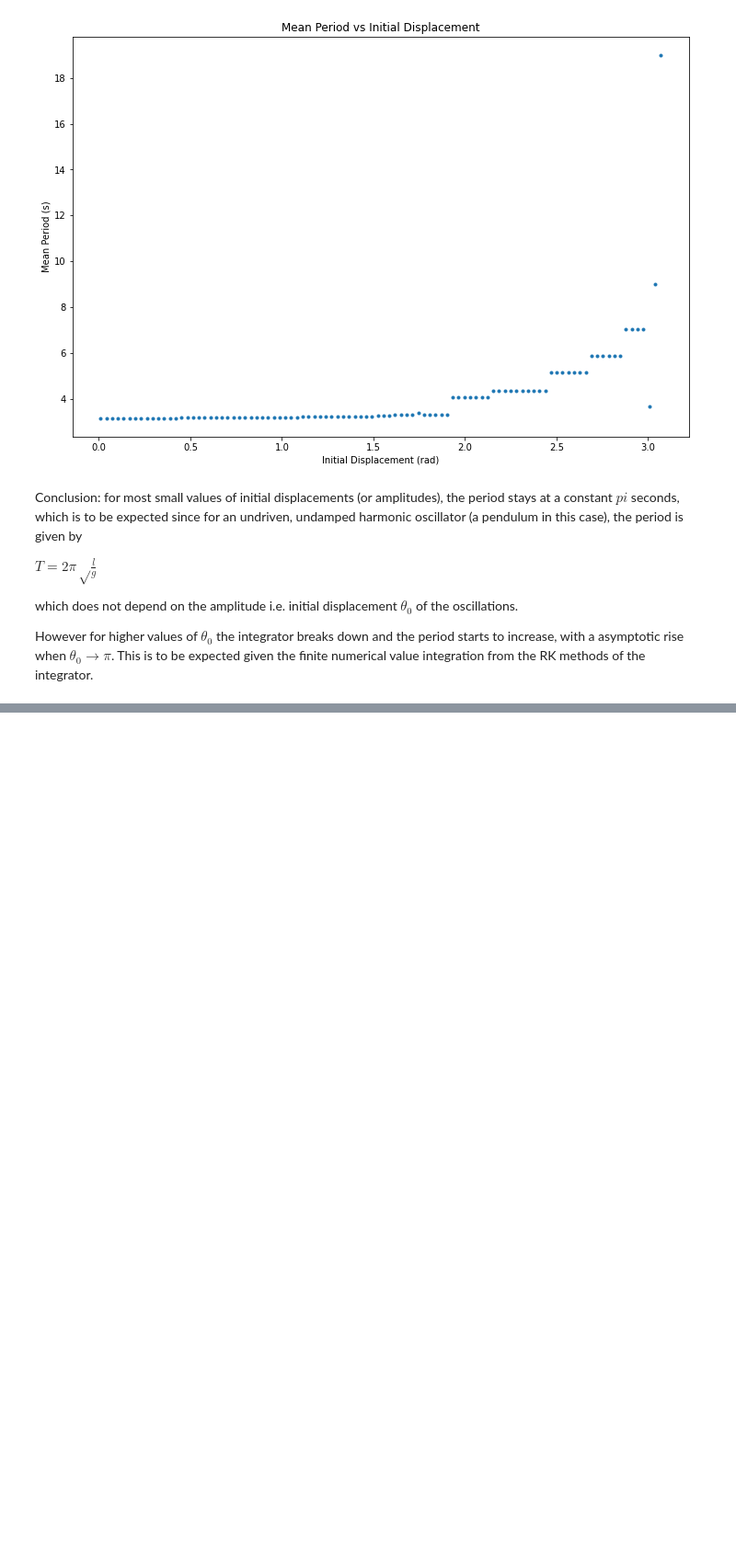
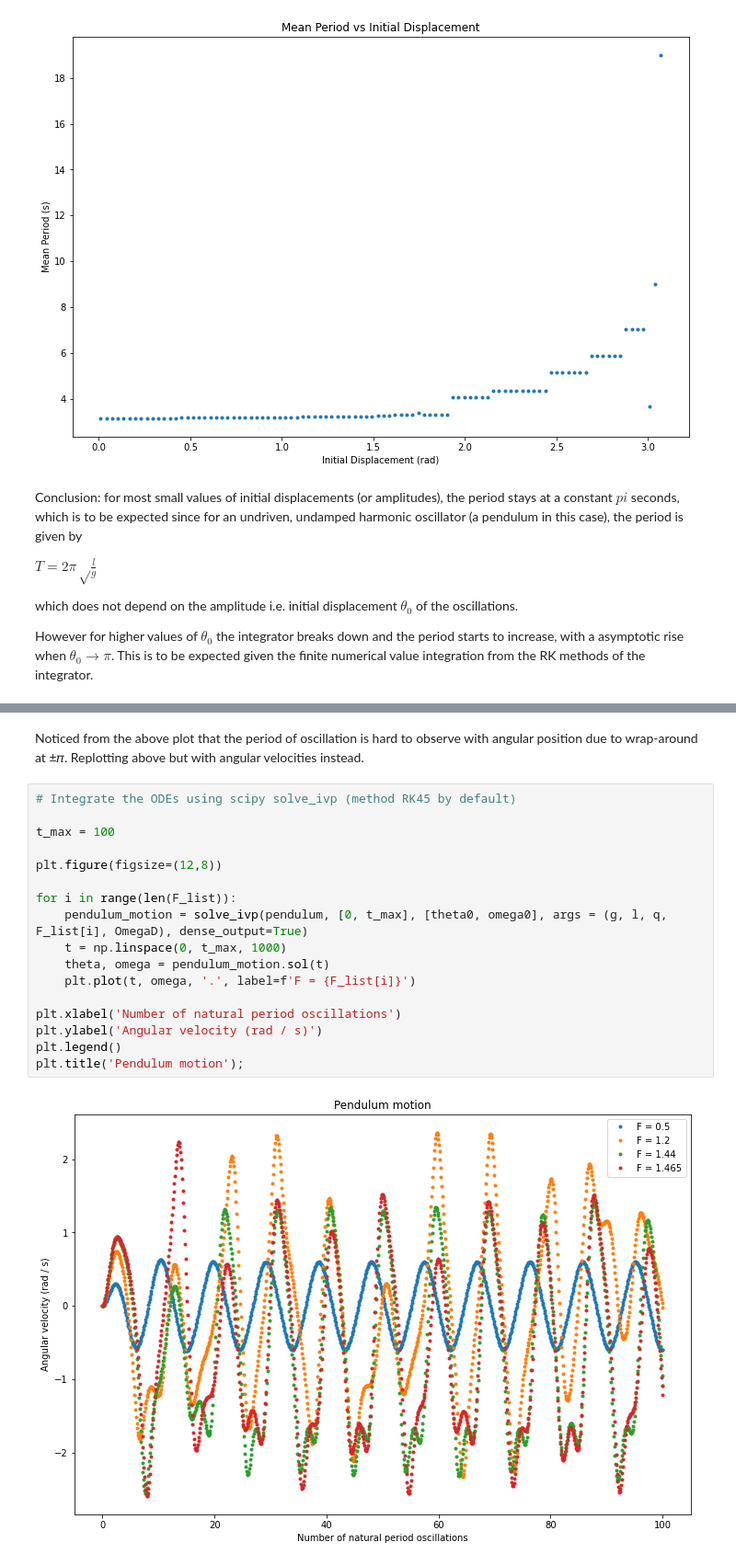
Before and after one commit to hsuchungchuan/Part-II-Computational-Physics, a Jupyter notebook: Exercise1_TheDrivenPendulum.ipynb, the cells around one changed output, grey strips where cells are left out. Shown: that part at 92% size. Saved outputs shown, nothing was run; the diff lists cells and outputs as text; blank space fills up the shorter version.

```diff
--- a/Exercise1_TheDrivenPendulum.ipynb
+++ b/Exercise1_TheDrivenPendulum.ipynb
@@ -269,0 +392,21 @@ However for higher values of $\theta_0$ the integrator breaks down and the perio
+# %% [markdown]
+Noticed from the above plot that the period of oscillation is hard to observe with angular position due to wrap‐around at ±𝜋. Replotting above but with angular velocities instead.
+# %%
+# Integrate the ODEs using scipy solve_ivp (method RK45 by default)
+
+t_max = 100
+
+plt.figure(figsize=(12,8))
+
+for i in range(len(F_list)):
+    pendulum_motion = solve_ivp(pendulum, [0, t_max], [theta0, omega0], args = (g, l, q, F_list[i], OmegaD), dense_output=True)
+    t = np.linspace(0, t_max, 1000)
+    theta, omega = pendulum_motion.sol(t)
+    plt.plot(t, omega, '.', label=f'F = {F_list[i]}')
+
+plt.xlabel('Number of natural period oscillations')
+plt.ylabel('Angular velocity (rad / s)')
+plt.legend()
+plt.title('Pendulum motion');
+# %% [output]
+[figure, added]
```
Also changed, not shown: parts of 29 cells of this notebook, 1 other file.
